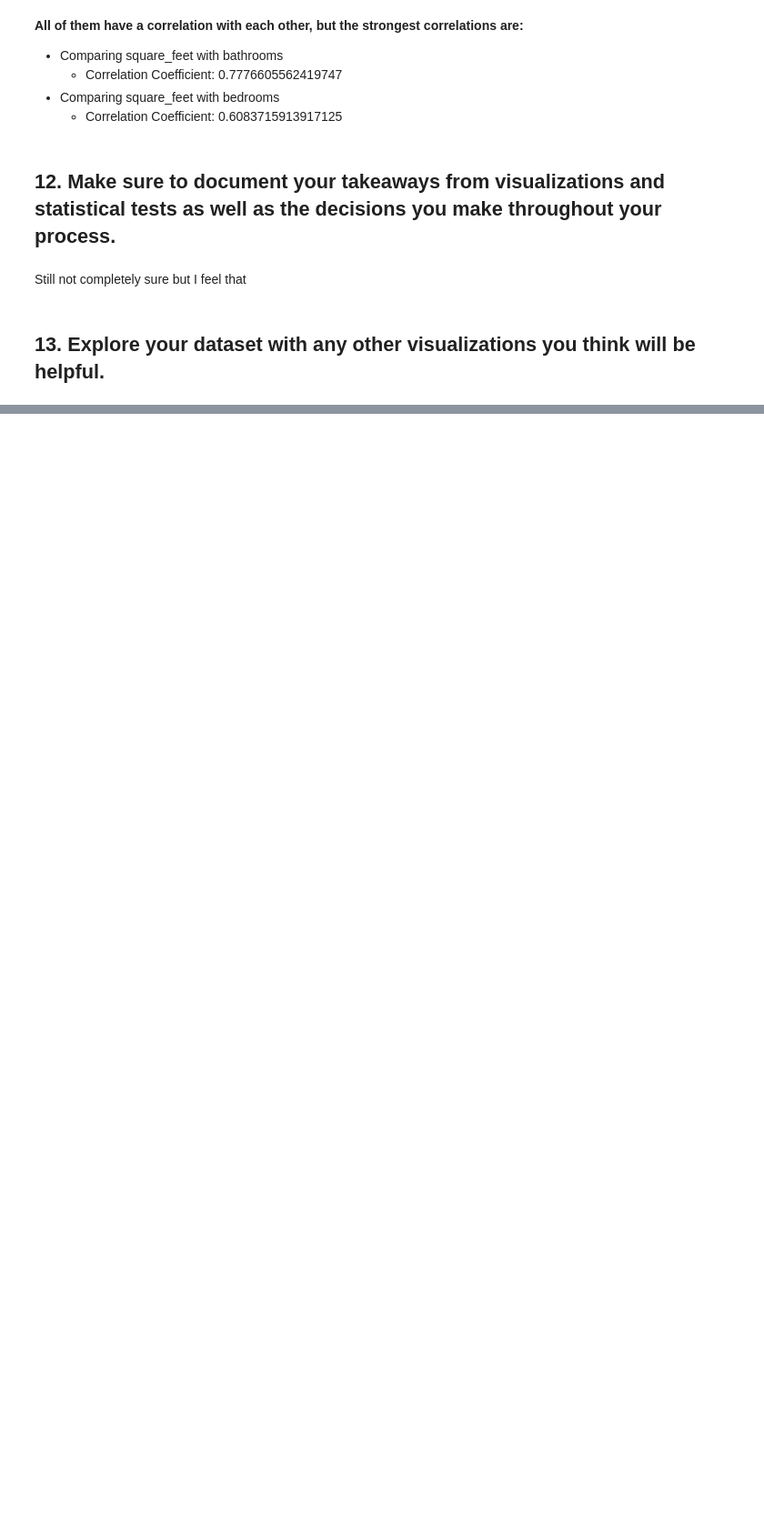
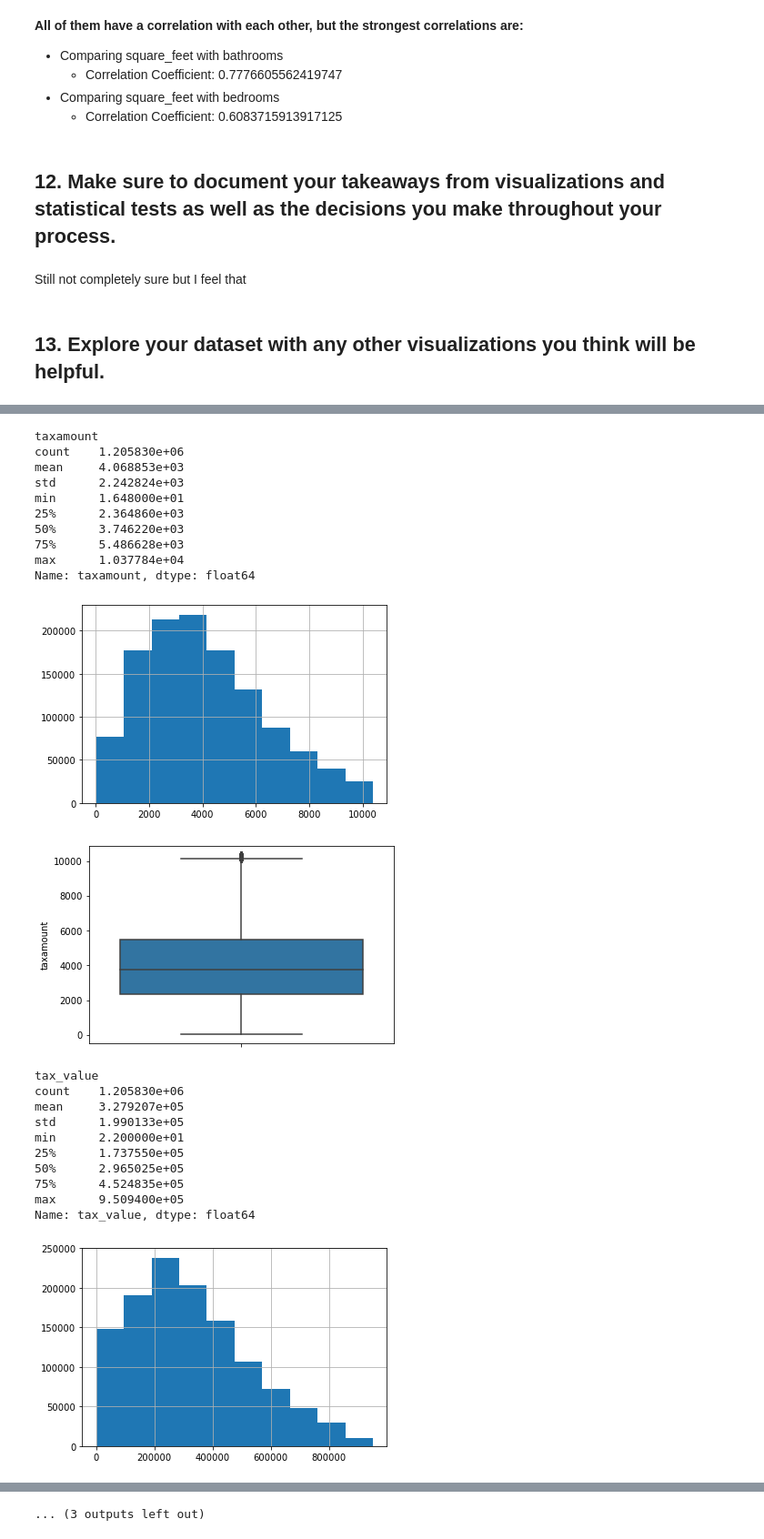
Before and after one commit to markydoug/regression-exercises, a Jupyter notebook: explore.ipynb, the cells around one changed output, grey strips where cells are left out. Shown at 91% size. Cells and saved outputs as stored; diff of their text form; code cells hidden in the pictures; blank space fills up the shorter version.

```diff
--- a/explore.ipynb
+++ b/explore.ipynb
@@ -339,0 +379,26 @@ Still not completely sure but I feel that
+# %%
+e.explore_uvar(train, cont_vars, cat_vars)
+# %% [output]
+taxamount
+count    1.205830e+06
+mean     4.068853e+03
+std      2.242824e+03
+min      1.648000e+01
+25%      2.364860e+03
+50%      3.746220e+03
+75%      5.486628e+03
+max      1.037784e+04
+Name: taxamount, dtype: float64
+[figure, added]
+[figure, added]
+tax_value
+count    1.205830e+06
+mean     3.279207e+05
+std      1.990133e+05
+min      2.200000e+01
+25%      1.737550e+05
+50%      2.965025e+05
+75%      4.524835e+05
+max      9.509400e+05
+Name: tax_value, dtype: float64
+[figure, added]
@@ -339,0 +449 @@ Still not completely sure but I feel that
+... (3 outputs left out)
```
Also changed, not shown: parts of 3 cells of this notebook.
